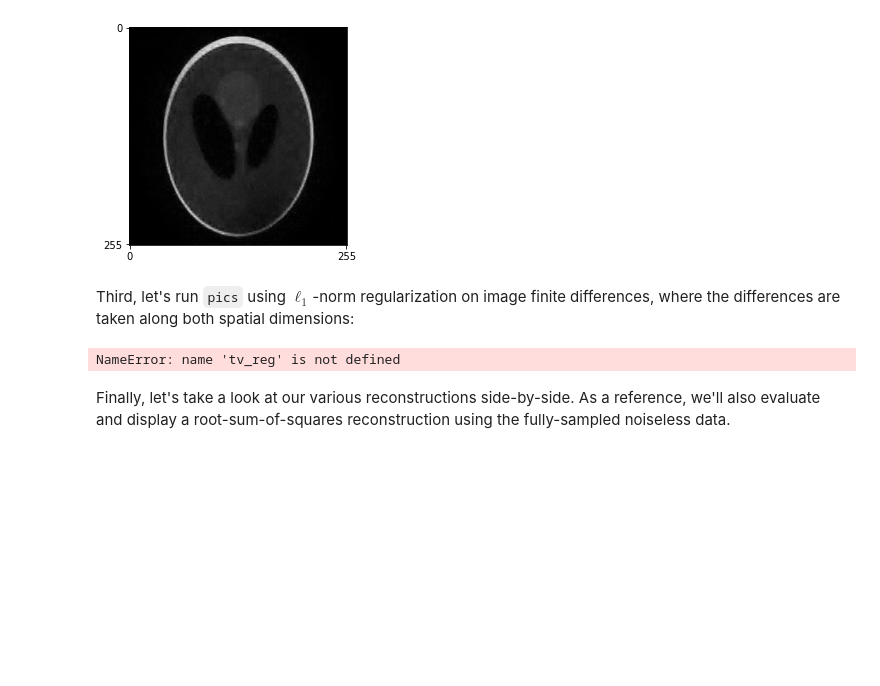
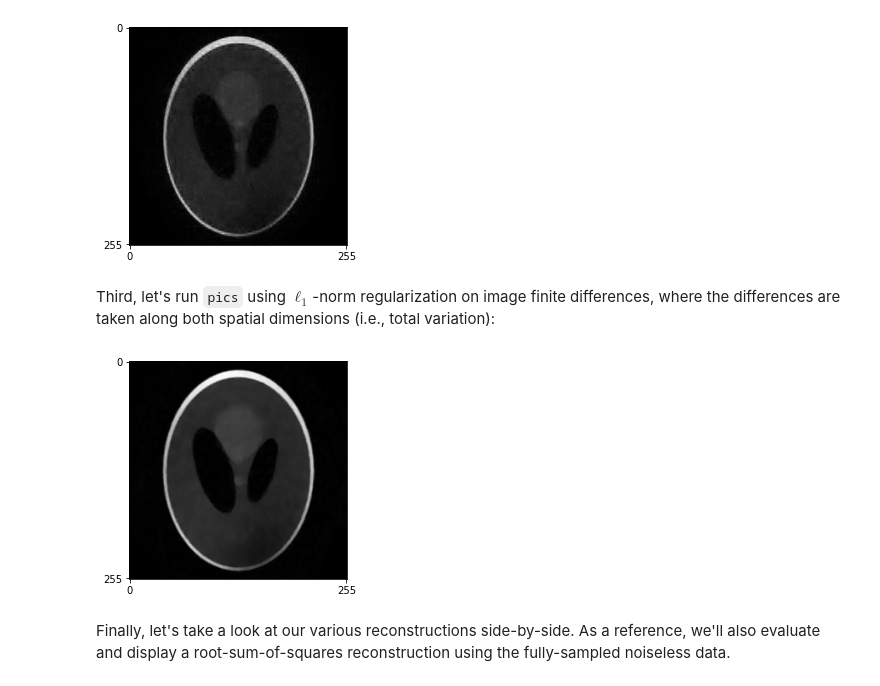
Before and after one commit to gopal-nataraj/bart-webinars, a Jupyter notebook: webinar4/demo.ipynb, the cells around one changed output. Saved outputs shown, nothing was run; the diff lists cells and outputs as text; code cells hidden in the pictures; blank space fills up the shorter version.

Commit message:
edited array dim order and added more markdown to webinar4/demo.ipynb

```diff
--- a/webinar4/demo.ipynb
+++ b/webinar4/demo.ipynb
@@ -42,9 +46,9 @@ We can construct a binary Poisson-disk sampling mask using the `poisson` command
 # %%
-acc_y = 3
-acc_z = 1.5
+usamp_lvl_y = 3
+usamp_lvl_z = 1.5
 calib_dim = 16
 vdf = 20
-mask_args = (nkyz, nkyz, acc_y, acc_z, calib_dim, vdf)
+mask_args = (nkyz, nkyz, usamp_lvl_y, usamp_lvl_z, calib_dim, vdf)
 mask = bart.bart(1, 'poisson -Y {} -Z {} -y {} -z {} -C {} -V {} -e'.format(*mask_args))
 mask.shape
 # %% [output]
@@ -56,12 +60,10 @@ def disp(im, figsize=(4,4)): # to avoid code repetition
     _, ax = plt.subplots(figsize=figsize)
     ax.set_xticks([0, nkyz-1])
     ax.set_yticks([0, nkyz-1])
-    ax.imshow(abs(im), cmap='gray')
+    ax.imshow(abs(np.squeeze(im)), cmap='gray')
 
-mask.shape = (nkyz, nkyz, 1, 1) # for array broadcasting
+mask.shape = (1, nkyz, nkyz, 1) # for array broadcasting
 ksp = ksp_ful * mask
-
-mask.shape = (nkyz, nkyz)
 disp(mask)
 # %% [output]
 [figure]
@@ -96,6 +97,7 @@ As expected, FFT-based reconstruction yields a blurry image. We can improve on t
 Since coil sensitivities vary slowly in space, it suffices to estimate them from low-frequency k-space data. One could use the fully-sampled center of `ksp`, and BART is compatible with this common approach. We'll instead use a separate low-resolution dataset, which will yield sensitivity maps that are uncorrelated with `ksp`:
 # %%
 ksp_smap_nonoise = bart.bart(1, 'phantom -x {} -k -s {}'.format(calib_dim, nc))
+ksp_smap_nonoise.shape = (1, calib_dim, calib_dim, nc)
 seed_smap = 14072021
 ksp_smap = bart.bart(1, 'noise -n {} -s {}'.format(noi_var, seed_smap), ksp_smap_nonoise)
 ksp_smap.shape
@@ -104,6 +106,6 @@ ksp_smap.shape
 # %% [markdown]
 We can estimate ESPIRiT coil sensitivities with the `ecalib` command. This command uses the coil sensitivity data's shape to decide the resolution at which to output coil sensitivities, so we'll need to zero-pad `ksp_smap` before proceeding. BART makes padding easy with the `resize` command:
 # %%
-ksp_smap_pad = bart.bart(1, 'resize -c 0 {} 1 {}'.format(nkyz, nkyz), ksp_smap)
+ksp_smap_pad = bart.bart(1, 'resize -c 1 {} 2 {}'.format(nkyz, nkyz), ksp_smap)
 ksp_smap_pad.shape
 # %% [output]
@@ -164,15 +165,14 @@ disp(im_wav)
 # %% [output]
 [figure]
 # %% [markdown]
-Third, let's run `pics` using $\ell_1$-norm regularization on image finite differences, where the differences are taken along both spatial dimensions:
+Third, let's run `pics` using $\ell_1$-norm regularization on image finite differences, where the differences are taken along both spatial dimensions (i.e., total variation):
 # %%
-# reconstruct using espirit with l1 total-variation regularization
 l1tv_reg = 0.1
-im_tv = bart.bart(1, 'pics -R T:$(bart bitmask 0 1):0:{} -S'.format(l1tv_reg),
+im_tv = bart.bart(1, 'pics -R T:$(bart bitmask 1 2):0:{} -S'.format(l1tv_reg),
                   ksp_cc, smap)
 disp(im_tv)
 # %% [output]
-NameError: name 'tv_reg' is not defined
+[figure, added]
 # %% [markdown]
 Finally, let's take a look at our various reconstructions side-by-side. As a reference, we'll also evaluate and display a root-sum-of-squares reconstruction using the fully-sampled noiseless data.
 # %%
```
Also changed, not shown: parts of 19 cells of this notebook.
